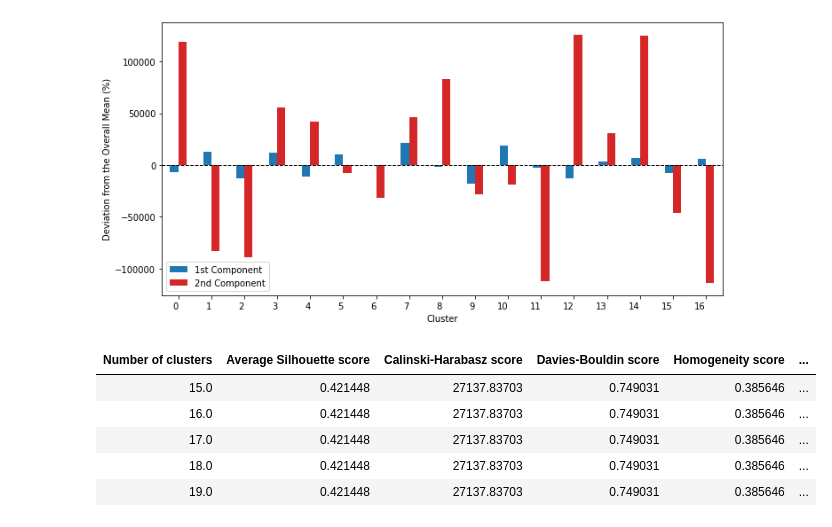
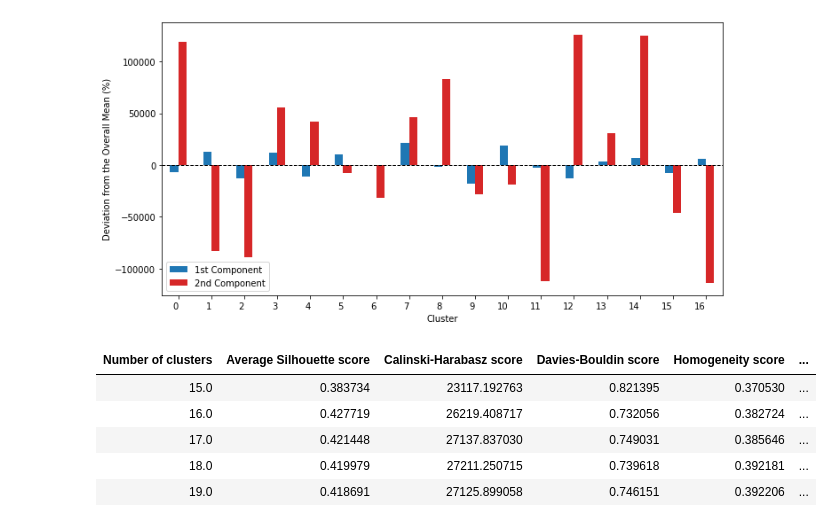
Before and after one commit to DARE-ML/clustering_remotesensing, a Jupyter notebook: Clustering_RemoteSensing.ipynb, the cells around one changed output. Saved outputs shown, nothing was run; the diff lists cells and outputs as text; code cells hidden in the pictures.

```diff
--- a/Clustering_RemoteSensing.ipynb
+++ b/Clustering_RemoteSensing.ipynb
@@ -783,7 +783,7 @@ scores_agglomerative = pd.DataFrame(np.zeros((len(range_n_clusters), len(columns
 # 3D plots and different scores
 for count, n_clusters in enumerate(range_n_clusters):
     # initialise the clusterer with n_clusters value and a random generator
-    clusterer = cluster.AgglomerativeClustering(n_clusters=17, linkage='average')
+    clusterer = cluster.AgglomerativeClustering(n_clusters=n_clusters, linkage='average')
     labels = clusterer.fit_predict(selected_components)
 
     # the silhouette_score gives the average value for all the samples
@@ -931,7 +931,7 @@ scores_gaussian_mix = pd.DataFrame(np.zeros((len(range_n_clusters), len(columns)
 # 3D plots and different scores
 for count, n_clusters in enumerate(range_n_clusters):
     # initialise the clusterer with n_clusters value and a random generator
-    clusterer = mixture.GaussianMixture(n_components=17, covariance_type='tied', tol=0.01, random_state=1)
+    clusterer = mixture.GaussianMixture(n_components=n_clusters, covariance_type='tied', tol=0.01, random_state=1)
     labels = clusterer.fit_predict(selected_components)
 
     # the silhouette_score gives the average value for all the samples
@@ -942,36 +942,37 @@ for count, n_clusters in enumerate(range_n_clusters):
                    # the resulting Calinski-Harabasz score
                    calinski_harabasz_score(selected_components, labels),
                    # the resulting Davies-Bouldin score
                    # the minimum score is zero, and the lower values the better clustering performance
                    davies_bouldin_score(selected_components, labels),
                    # homogeneity score between 0.0 and 1.0
                    # 1.0 stands for perfectly homogeneous labelling
                    homogeneity_score(gt_reshaped, labels),
                    # completeness score between 0.0 and 1.0
                    # 1.0 stands for perfectly complete labelling
                    completeness_score(gt_reshaped, labels),
                    # v-measure is the harmonic mean of the first two
                    v_measure_score(gt_reshaped, labels),
                    # similarity score between 0.0 and 1.0, inclusive, 1.0 stands for perfect match
                    rand_score(gt_reshaped, labels),
                    # similarity score between -1.0 and 1.0
-                   # random labellings have an ARI close to 0.0. 1.0 stands for perfect match
+                   # random labellings have an ARI close to 0.0
+                   # 1.0 stands for perfect match
                    adjusted_rand_score(gt_reshaped, labels),
                    # mutual information, a non-negative value, measured in nats using the natural logarithm
                    mutual_info_score(gt_reshaped, labels),
                    # the AMI returns a value of 1 when the two partitions are identical (ie perfectly matched)
                    # random partitions (independent labellings) have an expected AMI around 0 on average hence can be negative
                    # the value is in adjusted nats (based on the natural logarithm)
                    adjusted_mutual_info_score(gt_reshaped, labels)
                    ]
     scores_gaussian_mix.iloc[[count]] = scores_temp
 
 from IPython.display import display, HTML
 display(HTML(scores_gaussian_mix.to_html(index=False)))
 # %% [output]
 | Number of clusters | Average Silhouette score | Calinski-Harabasz score | Davies-Bouldin score | Homogeneity score | ... |
-| 15.0 | 0.421448 | 27137.83703 | 0.749031 | 0.385646 | ... |
-| 16.0 | 0.421448 | 27137.83703 | 0.749031 | 0.385646 | ... |
-| 17.0 | 0.421448 | 27137.83703 | 0.749031 | 0.385646 | ... |
-| 18.0 | 0.421448 | 27137.83703 | 0.749031 | 0.385646 | ... |
-| 19.0 | 0.421448 | 27137.83703 | 0.749031 | 0.385646 | ... |
+| 15.0 | 0.383734 | 23117.192763 | 0.821395 | 0.370530 | ... |
+| 16.0 | 0.427719 | 26219.408717 | 0.732056 | 0.382724 | ... |
+| 17.0 | 0.421448 | 27137.837030 | 0.749031 | 0.385646 | ... |
+| 18.0 | 0.419979 | 27211.250715 | 0.739618 | 0.392181 | ... |
+| 19.0 | 0.418691 | 27125.899058 | 0.746151 | 0.392206 | ... |
```
Also changed, not shown: parts of 4 cells of this notebook.
